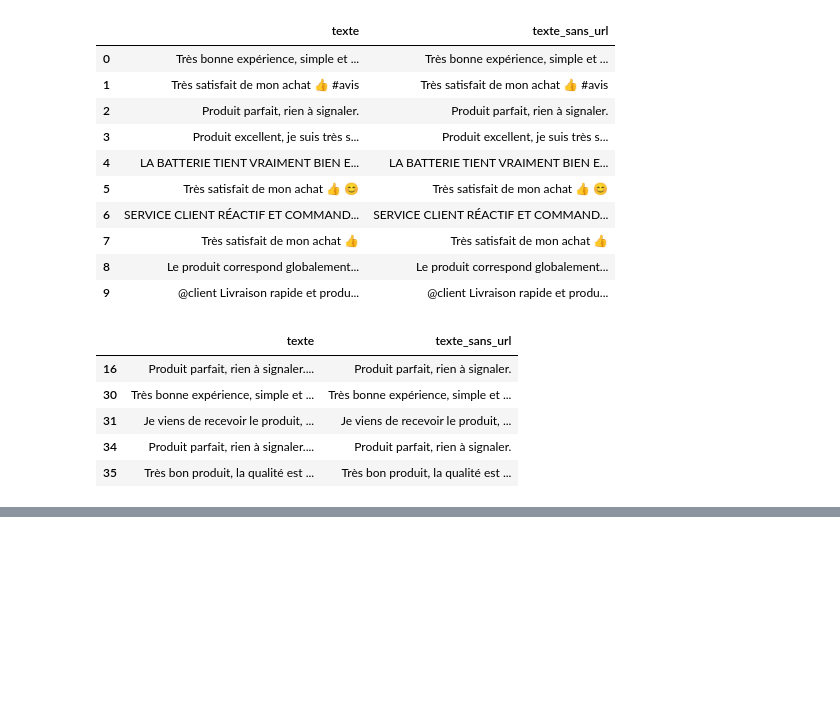
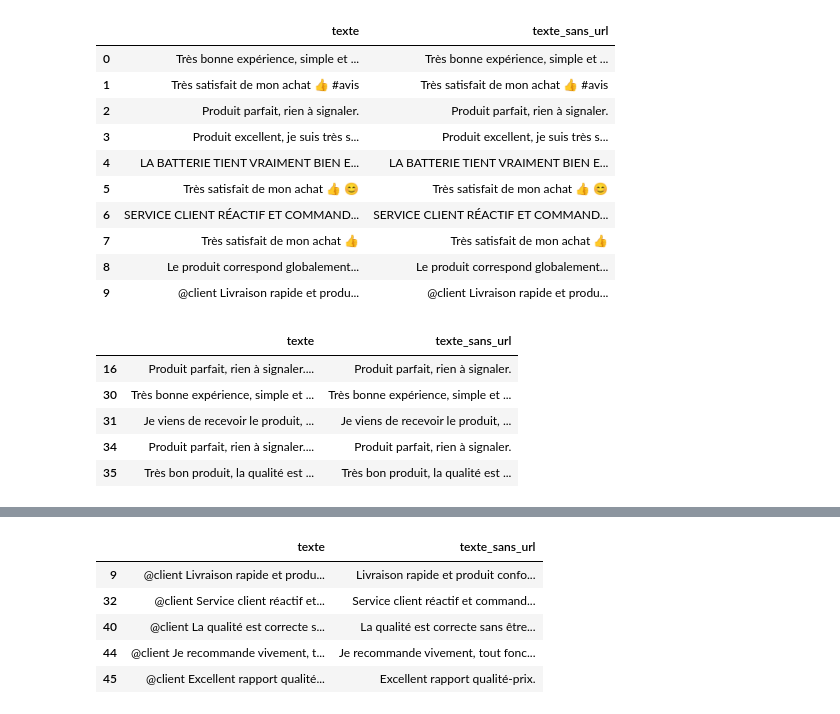
Before and after one commit to Atou-D10/atelier_prepa_donnees_textuelles, a Jupyter notebook: notebooks/atelier_prepa_donnees_textuelles.ipynb, the cells around one changed output, grey strips where cells are left out. Drawn from its saved outputs; the diff is of its cells as text; code cells hidden in the pictures; blank space fills up the shorter version.

Commit message:
Partie 2 - Q4: traitement des mentions (suppression complete)

```diff
--- a/notebooks/atelier_prepa_donnees_textuelles.ipynb
+++ b/notebooks/atelier_prepa_donnees_textuelles.ipynb
@@ -415,0 +421,12 @@ df[df['a_url'] == True][['texte', 'texte_sans_url']].head(5)
+# %%
+# Partie 2 - Question 4 (mentions) : Suppression complète des mentions
+df['texte_sans_url'] = df['texte_sans_url'].str.replace(r'@\w+', '', regex=True)
+
+df[df['a_mention']][['texte', 'texte_sans_url']].head(5)
+# %% [output]
+|  | texte | texte_sans_url |
+| 9 | @client Livraison rapide et produ... | Livraison rapide et produit confo... |
+| 32 | @client Service client réactif et... | Service client réactif et command... |
+| 40 | @client La qualité est correcte s... | La qualité est correcte sans être... |
+| 44 | @client Je recommande vivement, t... | Je recommande vivement, tout fonc... |
+| 45 | @client Excellent rapport qualité... | Excellent rapport qualité-prix. |
```
Also changed, not shown: parts of 1 cell of this notebook.
